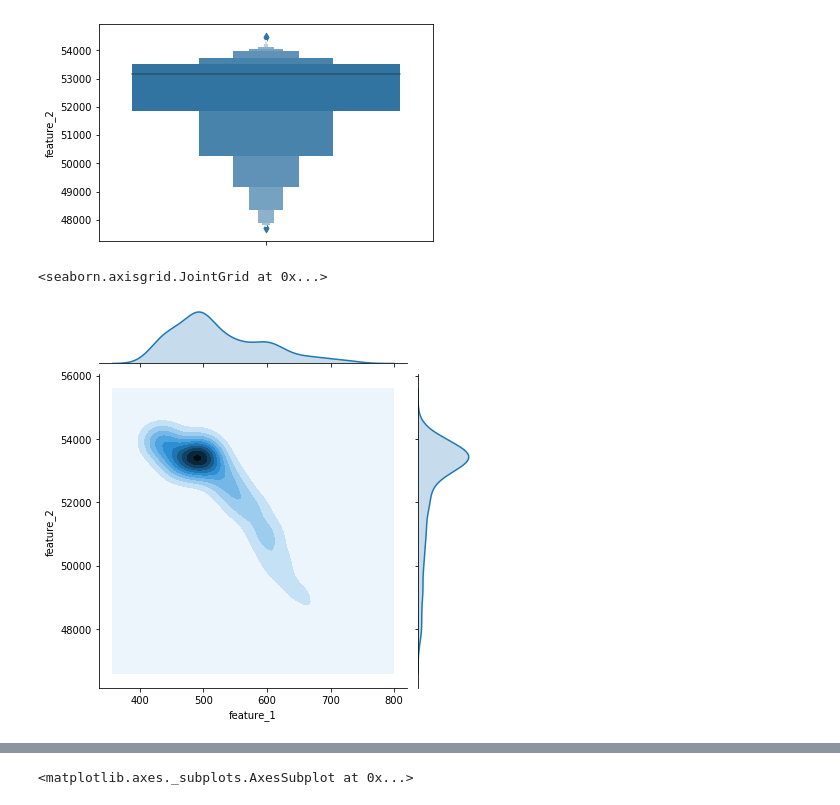
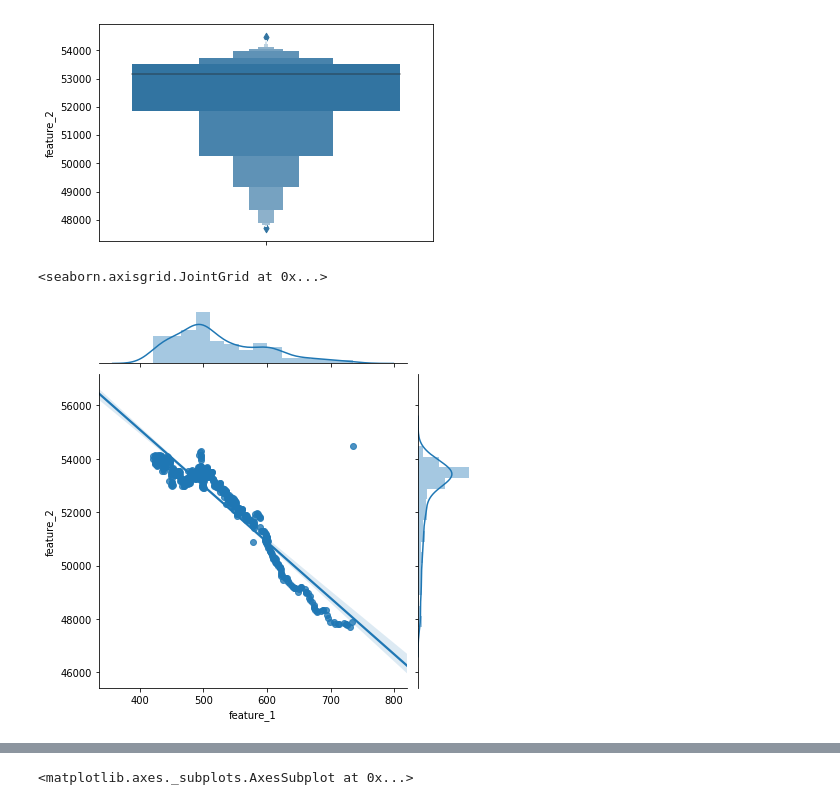
Before and after one commit to Harishankar4274/prediction, a Jupyter notebook: into_the_future.ipynb, the cells around one changed output, grey strips where cells are left out. Saved outputs shown, nothing was run; the diff lists cells and outputs as text; code cells hidden in the pictures.

```diff
--- a/into_the_future.ipynb
+++ b/into_the_future.ipynb
@@ -8,3 +4,5 @@ train['time']=pd.to_numeric(train['time'])
+# %%
+train,test = pd.read_csv('../input/into-the-future/train.csv'),pd.read_csv('../input/into-the-future/test.csv')
 # %%
 train
 # %% [output]
@@ -93,7 +128,7 @@ sns.boxenplot(y='feature_2', data=train)
 <matplotlib.axes._subplots.AxesSubplot at 0x...>
 [figure]
 # %%
-sns.jointplot(x='feature_1',y='feature_2',data=train,kind='kde',annot_kws=True)
+sns.jointplot(x=train['feature_1'],y=train['feature_2'],kind='reg')
 # %% [output]
 <seaborn.axisgrid.JointGrid at 0x...>
-[figure, old version]
+[figure, new version]
```
Also changed, not shown: parts of 42 cells of this notebook, 2 other files.
